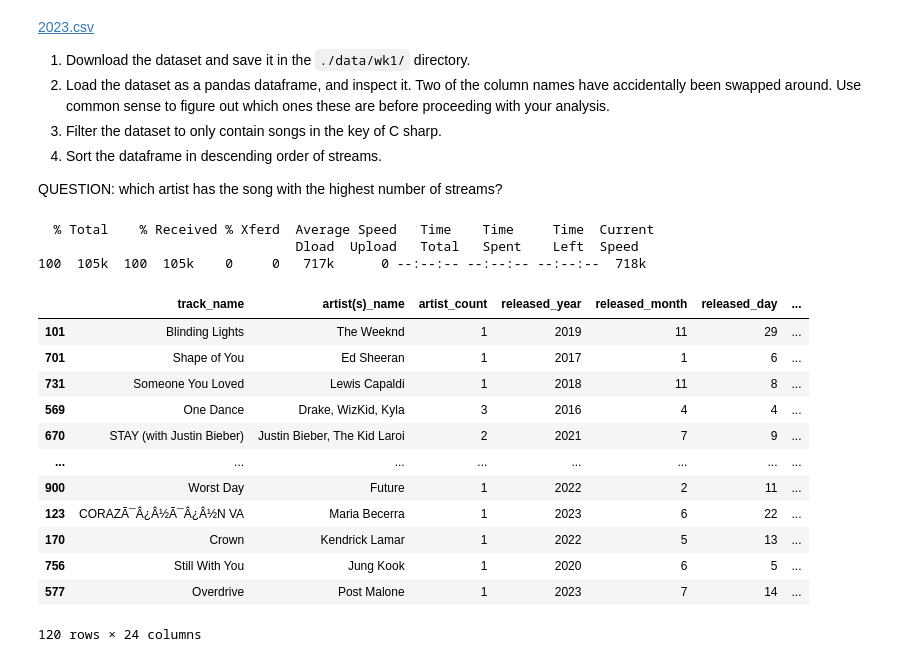
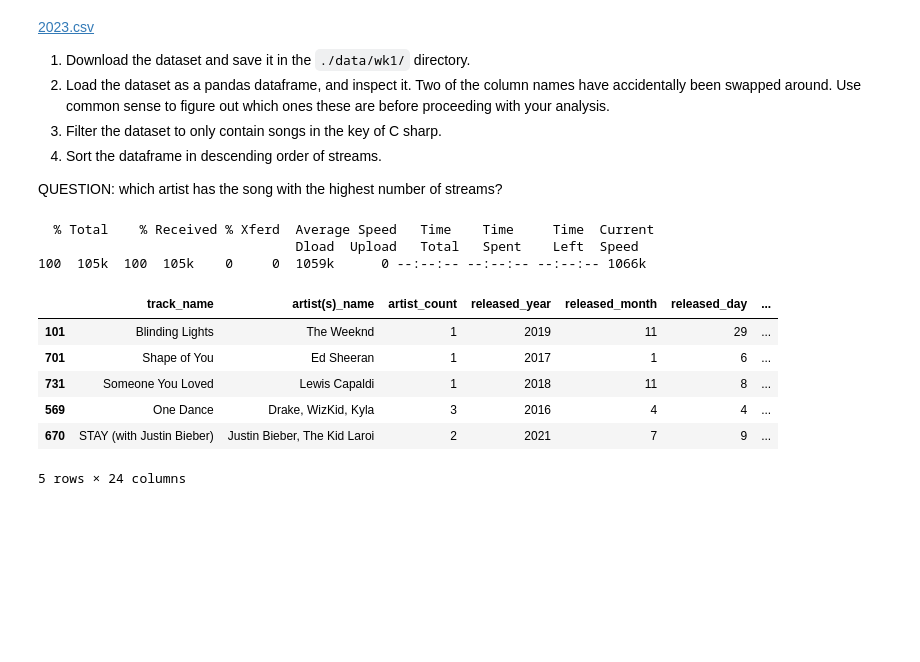
Before and after one commit to NTRspark/QM2, a Jupyter notebook: notebooks/W01. Python Recap.ipynb, the cells around one changed output. Cells and saved outputs as stored; diff of their text form; code cells hidden in the pictures; blank space fills up the shorter version.

```diff
--- a/notebooks/W01. Python Recap.ipynb
+++ b/notebooks/W01. Python Recap.ipynb
@@ -251,28 +244,22 @@ QUESTION: which artist has the song with the highest number of streams?
 # %%
 !mkdir -p ./data/wk1/
 !curl https://storage.googleapis.com/qm2/wk1/spotify-2023.csv -o ./data/wk1/data.csv
 import pandas as pd
 data = pd.read_csv('./data/wk1/data.csv')
 df = pd.DataFrame(data)
 column_df = df.rename(columns={'bpm':'streams','streams':'bpm' })
 filtered_df = column_df[column_df['key'] == 'C#']
-filtered_df.sort_values(by='streams', ascending=False)
+filtered_df.sort_values(by='streams', ascending=False).head()
 
 #Therefore the most streamed song in C# is Blinding Lights by The Weeknd
 # %% [output]
   % Total    % Received % Xferd  Average Speed   Time    Time     Time  Current
                                  Dload  Upload   Total   Spent    Left  Speed
-100  105k  100  105k    0     0   717k      0 --:--:-- --:--:-- --:--:--  718k
+100  105k  100  105k    0     0  1059k      0 --:--:-- --:--:-- --:--:-- 1066k
 |  | track_name | artist(s)_name | artist_count | released_year | released_month | released_day | ... |
 | 101 | Blinding Lights | The Weeknd | 1 | 2019 | 11 | 29 | ... |
 | 701 | Shape of You | Ed Sheeran | 1 | 2017 | 1 | 6 | ... |
 | 731 | Someone You Loved | Lewis Capaldi | 1 | 2018 | 11 | 8 | ... |
 | 569 | One Dance | Drake, WizKid, Kyla | 3 | 2016 | 4 | 4 | ... |
 | 670 | STAY (with Justin Bieber) | Justin Bieber, The Kid Laroi | 2 | 2021 | 7 | 9 | ... |
-| ... | ... | ... | ... | ... | ... | ... | ... |
-| 900 | Worst Day | Future | 1 | 2022 | 2 | 11 | ... |
-| 123 | CORAZÃ¯Â¿Â½Ã¯Â¿Â½N VA | Maria Becerra | 1 | 2023 | 6 | 22 | ... |
-| 170 | Crown | Kendrick Lamar | 1 | 2022 | 5 | 13 | ... |
-| 756 | Still With You | Jung Kook | 1 | 2020 | 6 | 5 | ... |
-| 577 | Overdrive | Post Malone | 1 | 2023 | 7 | 14 | ... |
-120 rows × 24 columns
+5 rows × 24 columns
```
Also changed, not shown: parts of 2 cells of this notebook.
